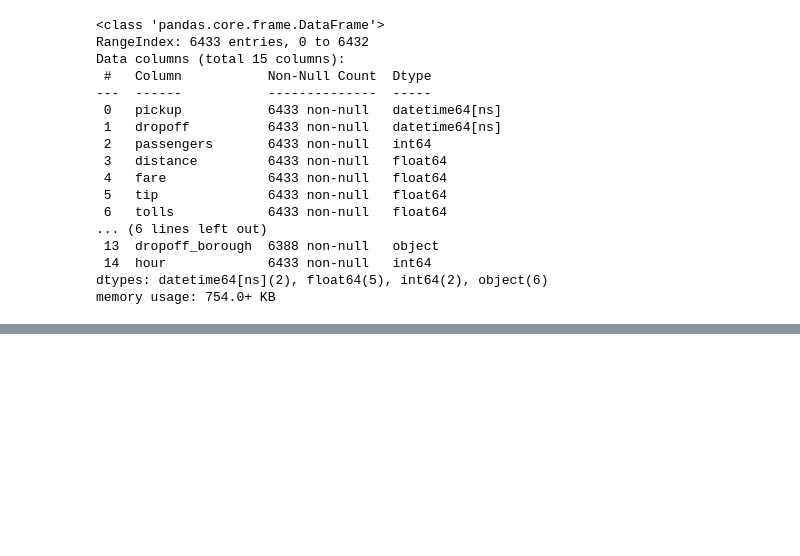
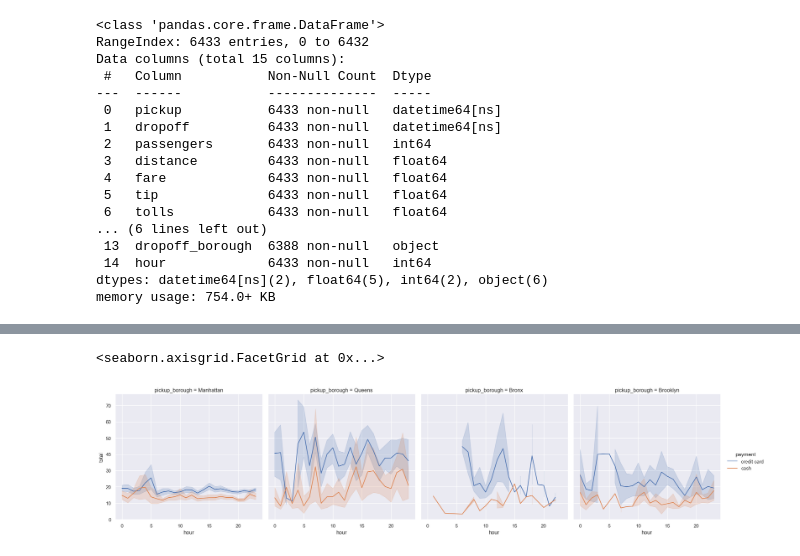
Before and after one commit to minseok06/python, a Jupyter notebook: 21강.ipynb, the cells around one changed output, grey strips where cells are left out. Cells and saved outputs as stored; diff of their text form; code cells hidden in the pictures; blank space fills up the shorter version.

```diff
--- a/21강.ipynb
+++ b/21강.ipynb
@@ -177,0 +178,6 @@ sns.histplot(data=tips, y='tip')
+# %%
+sns.relplot(data=trips, x='hour', y='total', hue='payment', kind='line',
+            col='pickup_borough')
+# %% [output]
+<seaborn.axisgrid.FacetGrid at 0x...>
+[figure, added]
```
Also changed, not shown: parts of 14 cells of this notebook.
